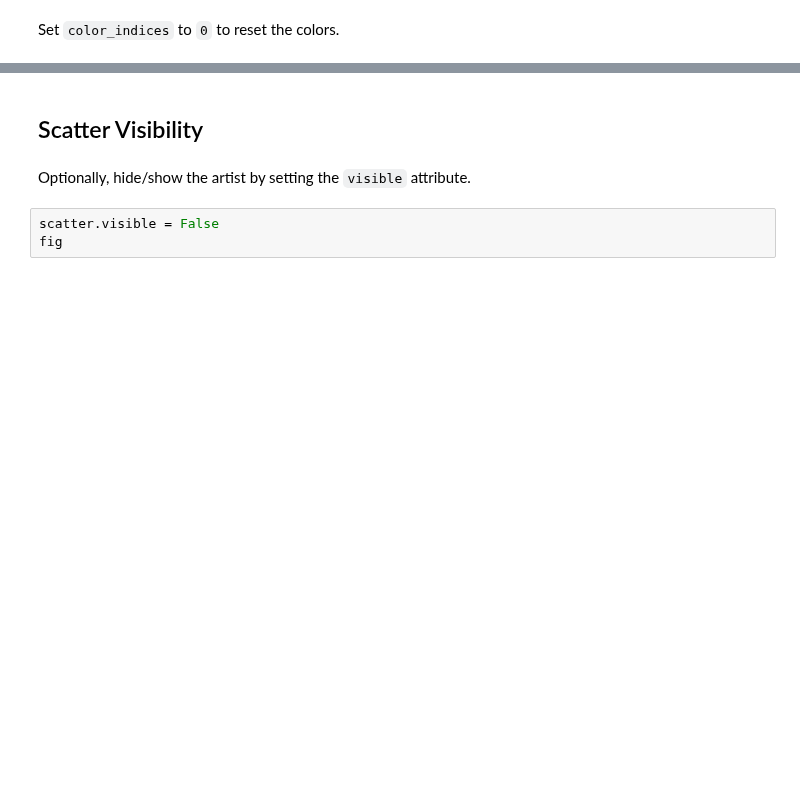
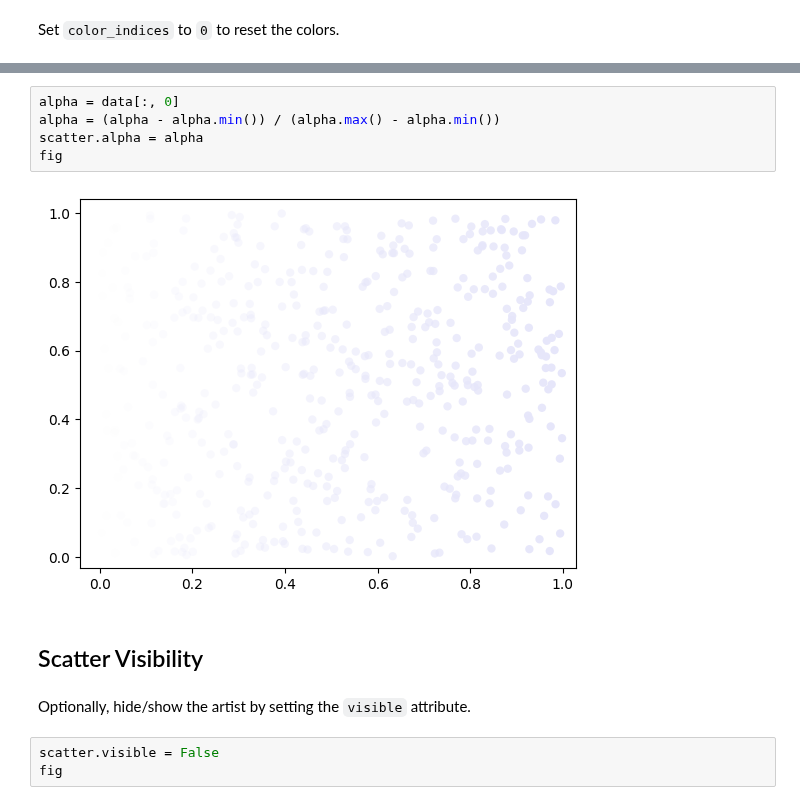
Before and after one commit to BiAPoL/biaplotter, a Jupyter notebook: docs/examples/scatter_artist_example.ipynb, the cells around one changed output, grey strips where cells are left out. Saved outputs shown, nothing was run; the diff lists cells and outputs as text; blank space fills up the shorter version.

Commit message:
added alpha property to doc notebook

```diff
--- a/docs/examples/scatter_artist_example.ipynb
+++ b/docs/examples/scatter_artist_example.ipynb
@@ -70,3 +74,10 @@ fig
+# %%
+alpha = data[:, 0]
+alpha = (alpha - alpha.min()) / (alpha.max() - alpha.min())
+scatter.alpha = alpha
+fig
+# %% [output]
+[figure, added]
 # %% [markdown]
 ## Scatter Visibility
 # %% [markdown]
```
Also changed, not shown: parts of 7 cells of this notebook.
